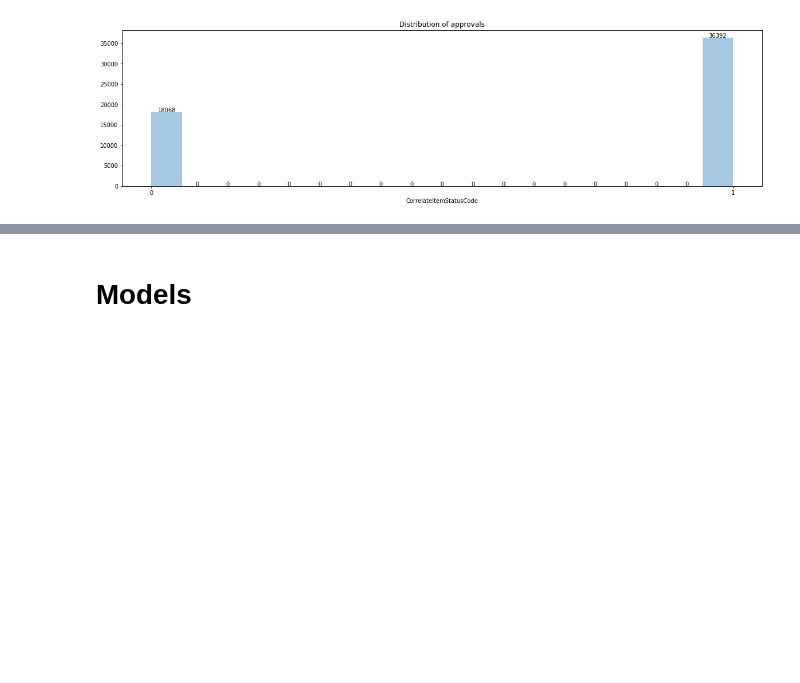
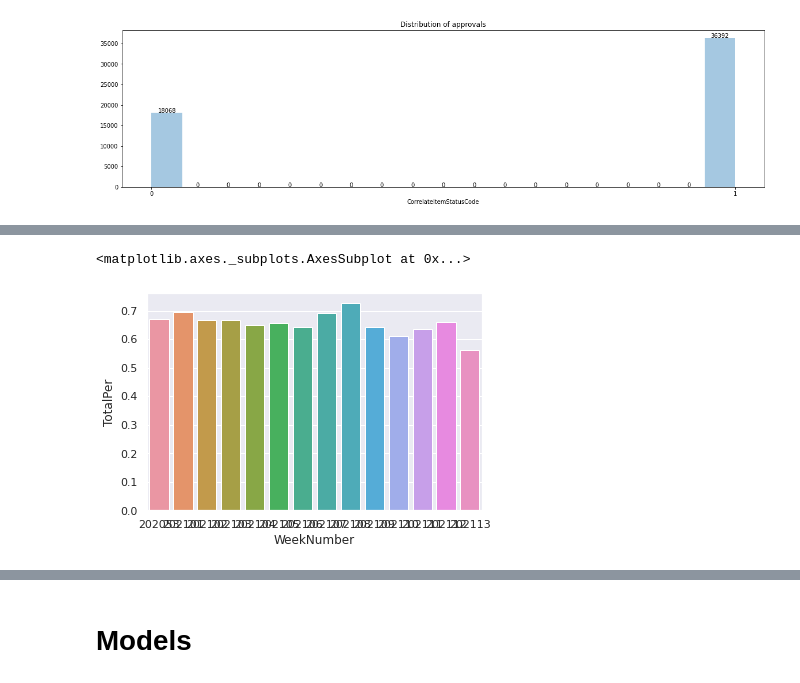
Before and after one commit to DanielKorenDataScience/ClassificationProject, a Jupyter notebook: Classification_Project_Shufersal_WithEDAItay.ipynb, the cells around one changed output, grey strips where cells are left out. Cells and saved outputs as stored; diff of their text form; code cells hidden in the pictures; blank space fills up the shorter version.

```diff
--- a/Classification_Project_Shufersal_WithEDAItay.ipynb
+++ b/Classification_Project_Shufersal_WithEDAItay.ipynb
@@ -538,0 +447,6 @@ plt.show()
+# %%
+df_plot['TotalPer'] = df_plot.CorrelateItemStatusCode / (df_plot.CorrelateItemStatusCode + df_plot.CorrelateItemStatusCodeRev)
+#df_cp['Total'] = df_cp['CorrelateItemStatusCode'] + df_cp['CorrelateItemStatusCodeRev']
+#df_plot = df_cp.groupby(['WeekNumber'])[['CorrelateItemStatusCode','CorrelateItemStatusCodeRev', 'Total']].apply(lambda x: x.sum()/df_cp.Total).reset_index()
+#df_plot.set_index('WeekNumber').plot(kind='bar', stacked=True)
+df_plot.head()
@@ -539,3 +460,8 @@ plt.show()
+# %%
+sns.barplot(data=df_plot, x=df_plot.WeekNumber, y=df_plot.TotalPer)
+# %% [output]
+<matplotlib.axes._subplots.AxesSubplot at 0x...>
+[figure, added]
 # %%
 plt.figure(figsize=(20,5))
 #plot_order = df.groupby('Company')['Price_euros'].sum().sort_values(ascending=False).index.values
```
Also changed, not shown: parts of 52 cells of this notebook.
